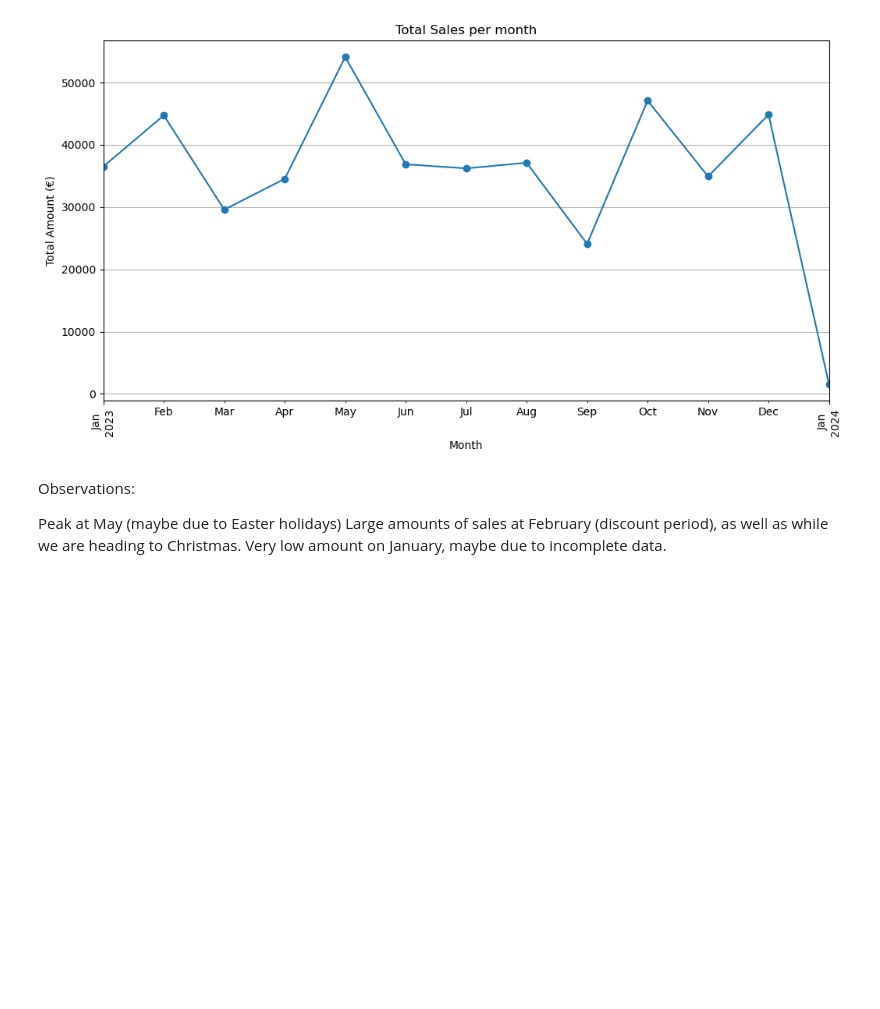
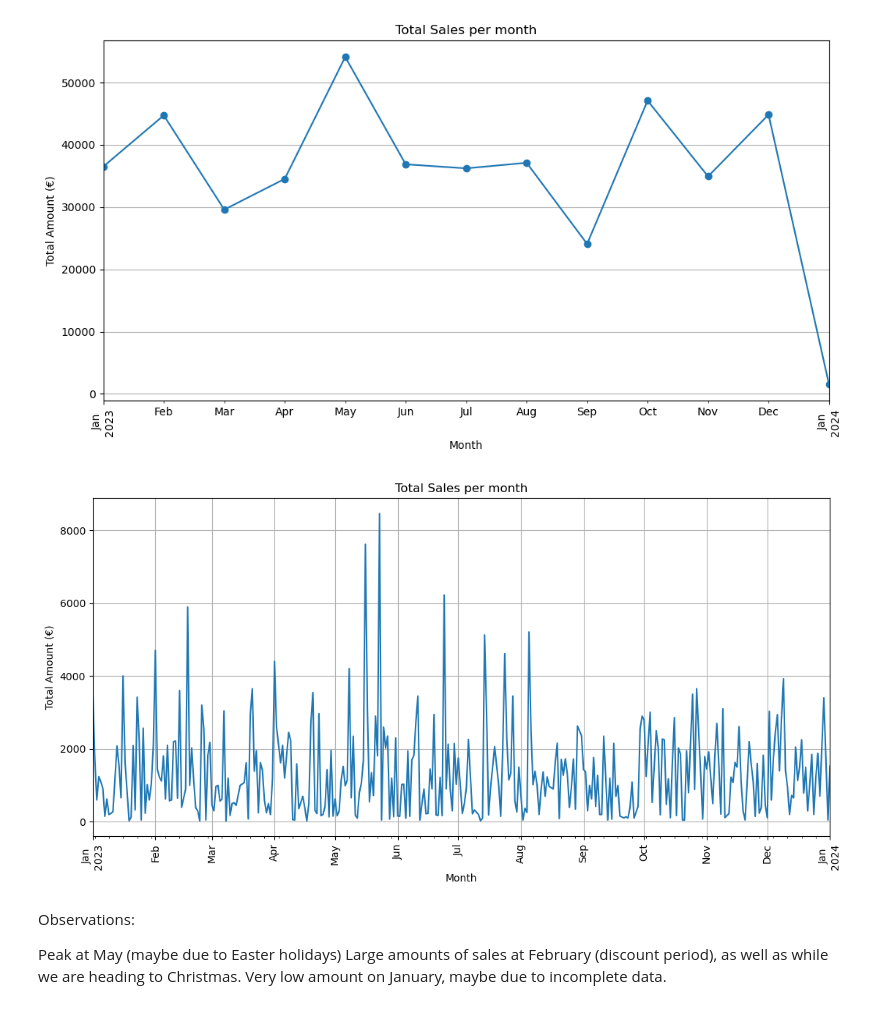
Before and after one commit to IliasMaz/DataScience-Project, a Jupyter notebook: project.ipynb, the cells around one changed output. Cells and saved outputs as stored; diff of their text form; code cells hidden in the pictures; blank space fills up the shorter version.

Commit message:
Added Seasonality per month

```diff
--- a/project.ipynb
+++ b/project.ipynb
@@ -763,6 +763,18 @@ plt.grid(True)
 plt.show()
 # %% [output]
 [figure]
+# %%
+daily_sales = df4.groupby(df['Date'].dt.to_period('D'))['Total Amount'].sum()
+# %%
+daily_sales.plot(kind='line', figsize=(13, 6))
+plt.title('Total Sales per month')
+plt.ylabel('Total Amount (€)')
+plt.xlabel('Month')
+plt.xticks(rotation=90)
+plt.grid(True)
+plt.show()
+# %% [output]
+[figure, added]
 # %% [markdown]
 Observations:
 
```
Also changed, not shown: parts of 5 cells of this notebook.
